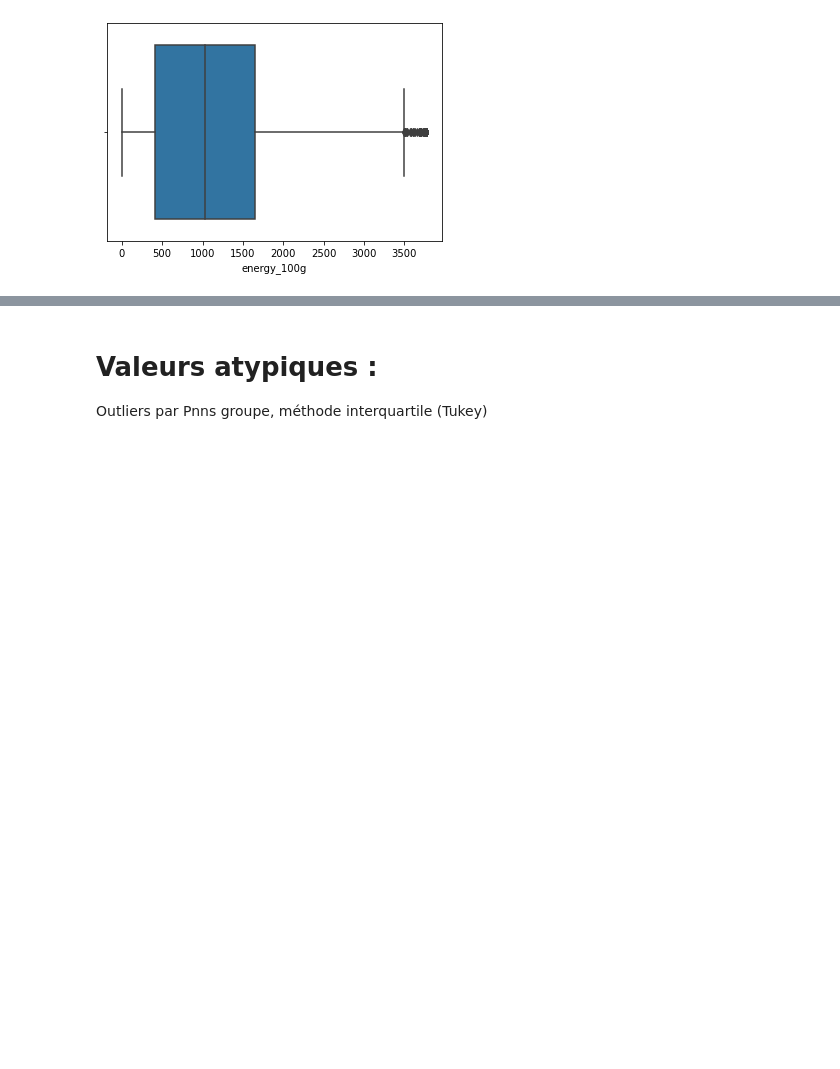
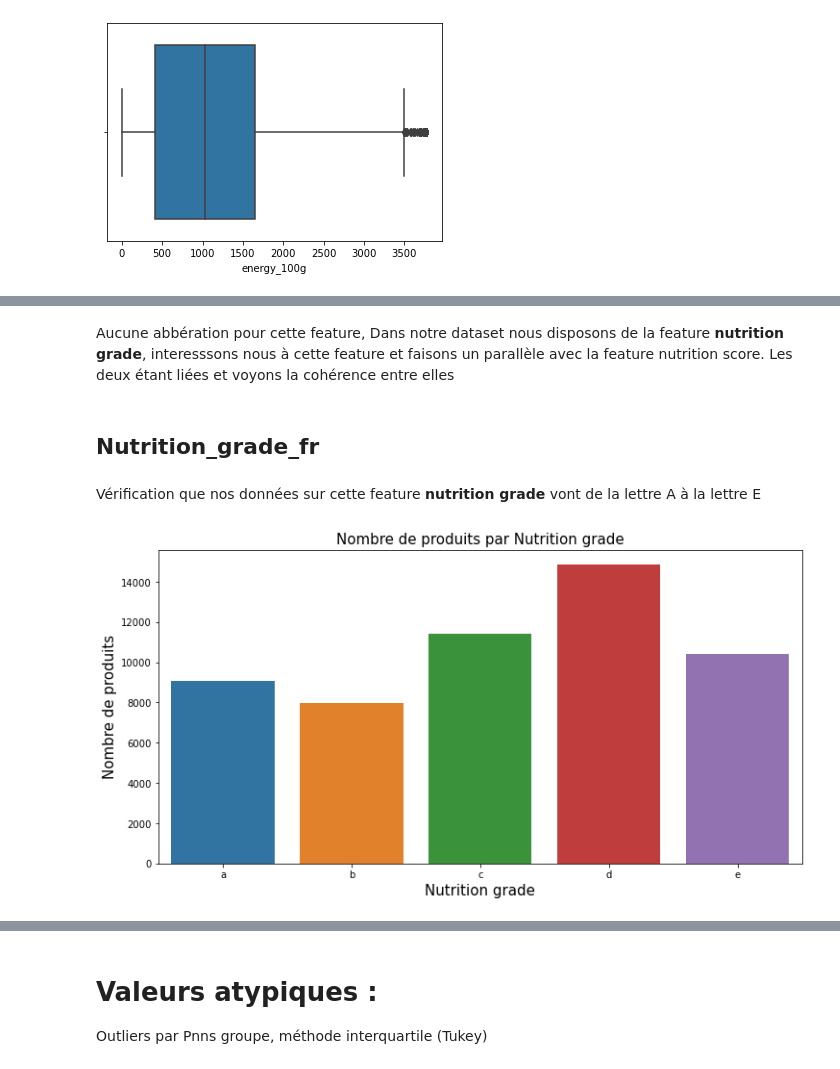
Before and after one commit to Antoine-LR/Python, a Jupyter notebook: RUDULIER_Antoine_1_notebook_nettoyage_122022.ipynb, the cells around one changed output, grey strips where cells are left out. Cells and saved outputs as stored; diff of their text form; code cells hidden in the pictures; blank space fills up the shorter version.

```diff
--- a/RUDULIER_Antoine_1_notebook_nettoyage_122022.ipynb
+++ b/RUDULIER_Antoine_1_notebook_nettoyage_122022.ipynb
@@ -708,0 +735,15 @@ sns.boxplot(df['energy_100g'])
+# %% [markdown]
+Aucune abbération pour cette feature, Dans notre dataset nous disposons de la feature **nutrition grade**, interesssons nous à cette feature et faisons un parallèle avec la feature nutrition score. Les deux étant liées et voyons la cohérence entre elles
+# %% [markdown]
+## Nutrition_grade_fr
+# %% [markdown]
+Vérification que nos données sur cette feature **nutrition grade** vont de la lettre A à la lettre E
+# %%
+fig = plt.figure(figsize=(12, 6))
+sns.countplot(x=df["nutrition_grade_fr"].sort_values(ascending=True))
+plt.xlabel('Nutrition grade', fontsize=15)
+plt.ylabel('Nombre de produits', fontsize=15)
+plt.title('Nombre de produits par Nutrition grade', fontsize=15)
+plt.show()
+# %% [output]
+[figure, added]
```
Also changed, not shown: parts of 97 cells of this notebook.
